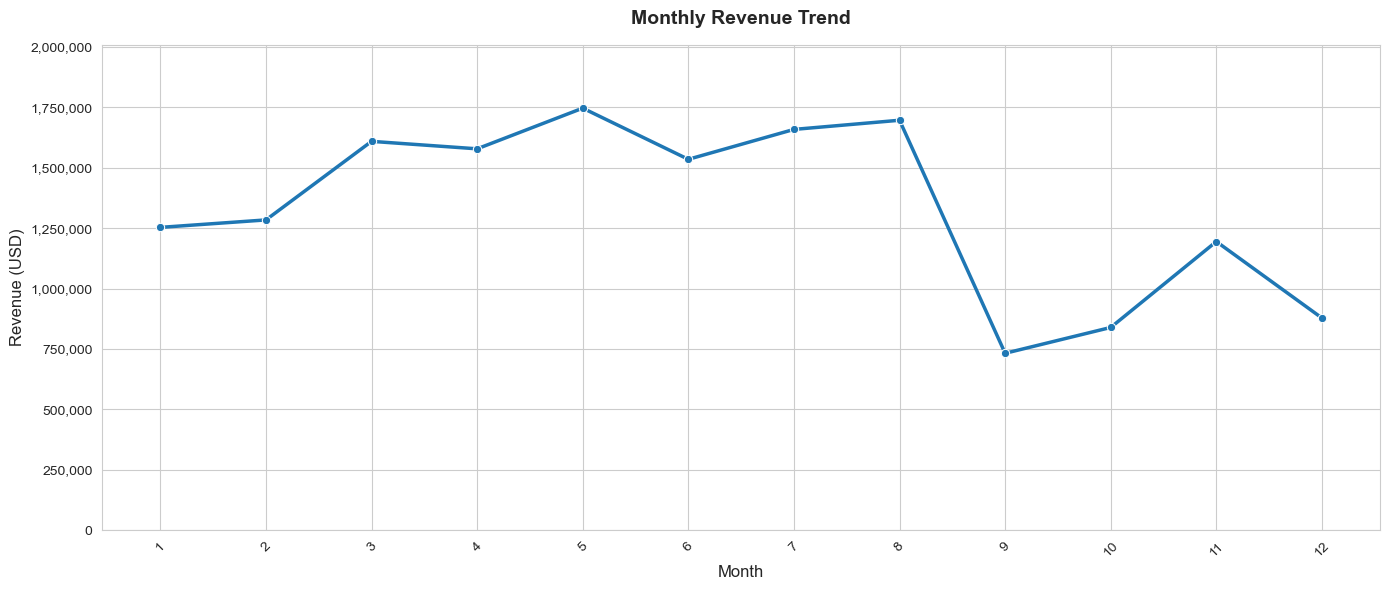
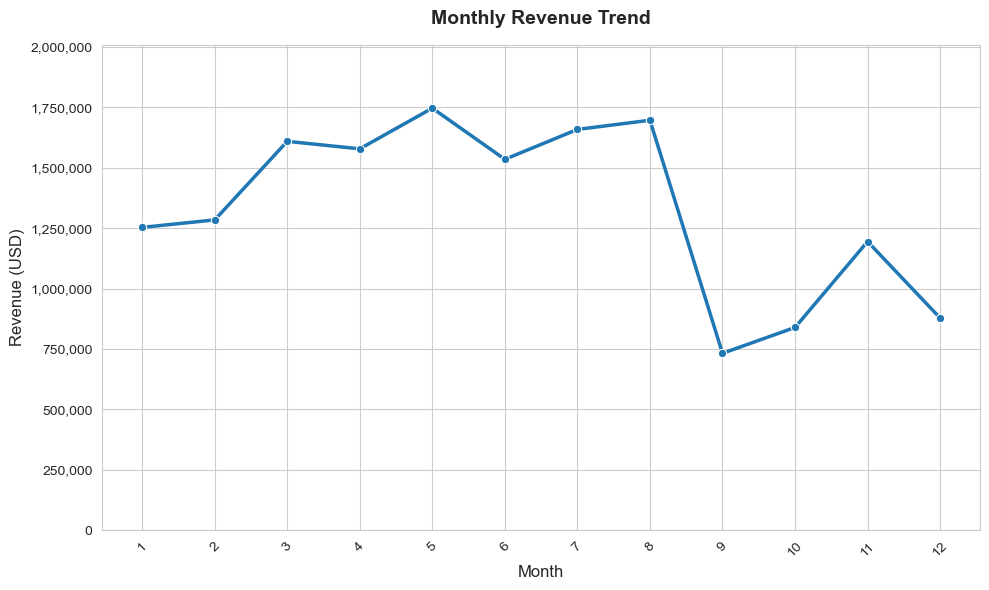
The notebook cell's code change between the first figure and the second:
--- before
+++ after
@@ -1,4 +1,4 @@
 sns.set_style("whitegrid")
-plt.figure(figsize=(14, 6))
+plt.figure(figsize=(10, 6))
 sns.lineplot(
     data=monthly_revenue,
@@ -18,3 +18,4 @@
 plt.ylim(0, monthly_revenue['payment_value'].max() * 1.15)
 plt.tight_layout()
+plt.savefig('../report/monthly_revenue_trend.png', dpi=300, bbox_inches='tight')
 plt.show()

Commit: update